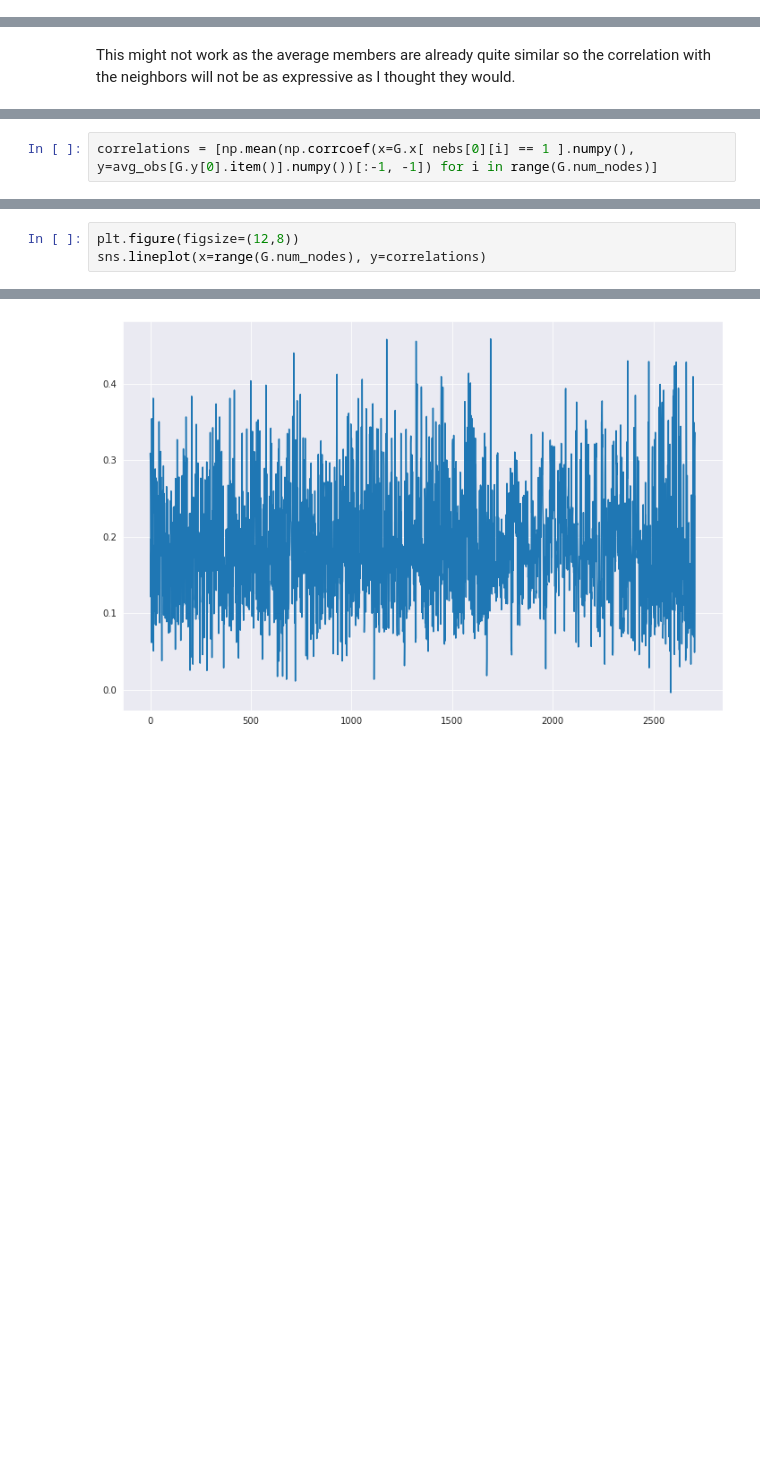
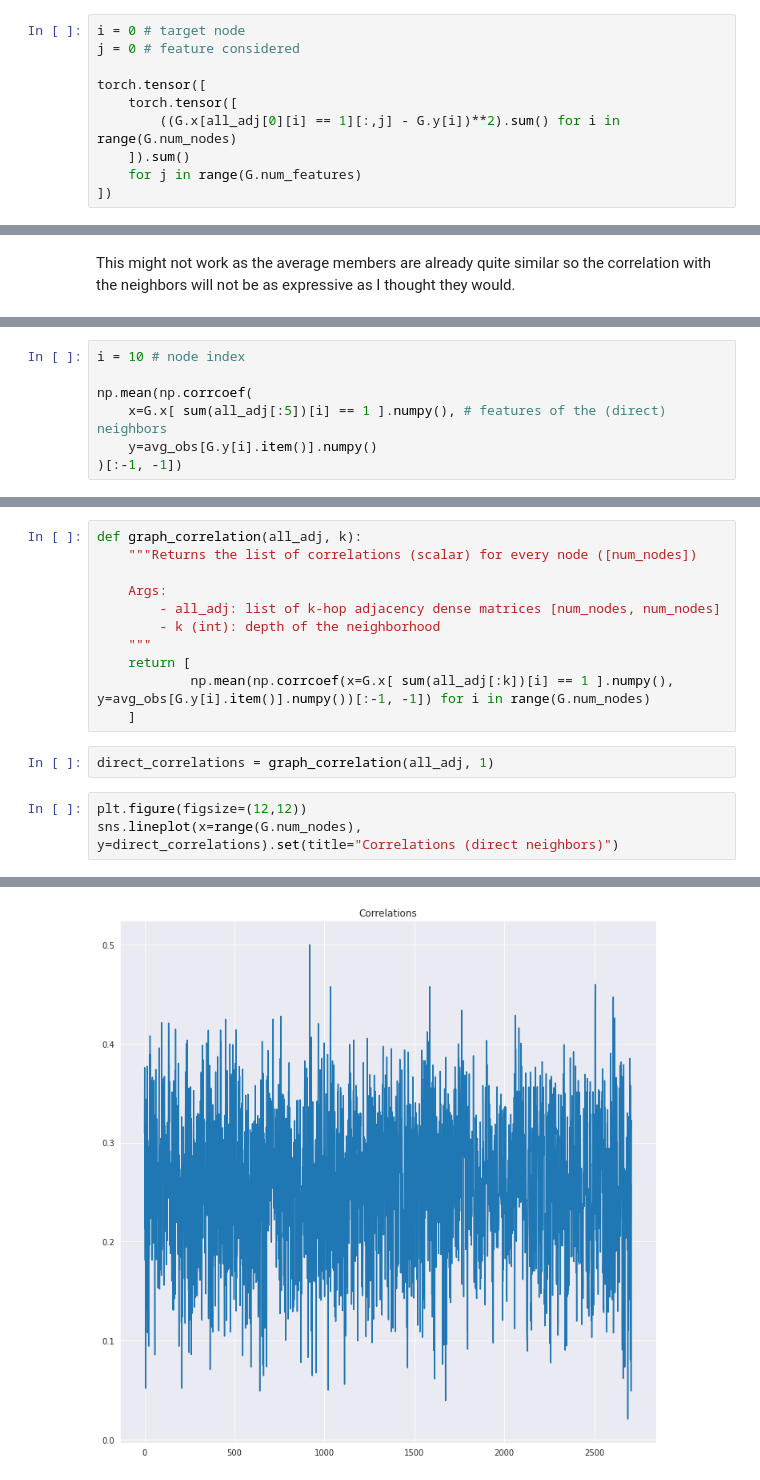
Before and after one commit to achrafash/gnn-receptive-fields, a Jupyter notebook: 00_cora_analysis.ipynb, the cells around one changed output, grey strips where cells are left out. Saved outputs shown, nothing was run; the diff lists cells and outputs as text; blank space fills up the shorter version.

```diff
--- a/00_cora_analysis.ipynb
+++ b/00_cora_analysis.ipynb
@@ -360,0 +368,10 @@ tensor([0., 0., 0.,  ..., 0., 0., 0.])
+# %%
+i = 0 # target node
+j = 0 # feature considered
+
+torch.tensor([
+    torch.tensor([
+        ((G.x[all_adj[0][i] == 1][:,j] - G.y[i])**2).sum() for i in range(G.num_nodes)
+    ]).sum()
+    for j in range(G.num_features)
+])
@@ -484,2 +513,7 @@ This might not work as the average members are already quite similar so the corr
 # %%
-correlations = [np.mean(np.corrcoef(x=G.x[ nebs[0][i] == 1 ].numpy(), y=avg_obs[G.y[0].item()].numpy())[:-1, -1]) for i in range(G.num_nodes)]
+i = 10 # node index
+
+np.mean(np.corrcoef(
+    x=G.x[ sum(all_adj[:5])[i] == 1 ].numpy(), # features of the (direct) neighbors
+    y=avg_obs[G.y[i].item()].numpy()
+)[:-1, -1])
@@ -486,4 +522,17 @@ correlations = [np.mean(np.corrcoef(x=G.x[ nebs[0][i] == 1 ].numpy(), y=avg_obs[
+# %%
+def graph_correlation(all_adj, k):
+    """Returns the list of correlations (scalar) for every node ([num_nodes])
+
+    Args:
+        - all_adj: list of k-hop adjacency dense matrices [num_nodes, num_nodes]
+        - k (int): depth of the neighborhood
+    """
+    return [
+            np.mean(np.corrcoef(x=G.x[ sum(all_adj[:k])[i] == 1 ].numpy(), y=avg_obs[G.y[i].item()].numpy())[:-1, -1]) for i in range(G.num_nodes)
+    ]
+# %%
+direct_correlations = graph_correlation(all_adj, 1)
 # %%
-plt.figure(figsize=(12,8))
-sns.lineplot(x=range(G.num_nodes), y=correlations)
+plt.figure(figsize=(12,12))
+sns.lineplot(x=range(G.num_nodes), y=direct_correlations).set(title="Correlations (direct neighbors)")
 # %% [output]
@@ -491 +540 @@ sns.lineplot(x=range(G.num_nodes), y=correlations)
-[figure, old version]
+[figure, new version]
```
Also changed, not shown: parts of 35 cells of this notebook.
